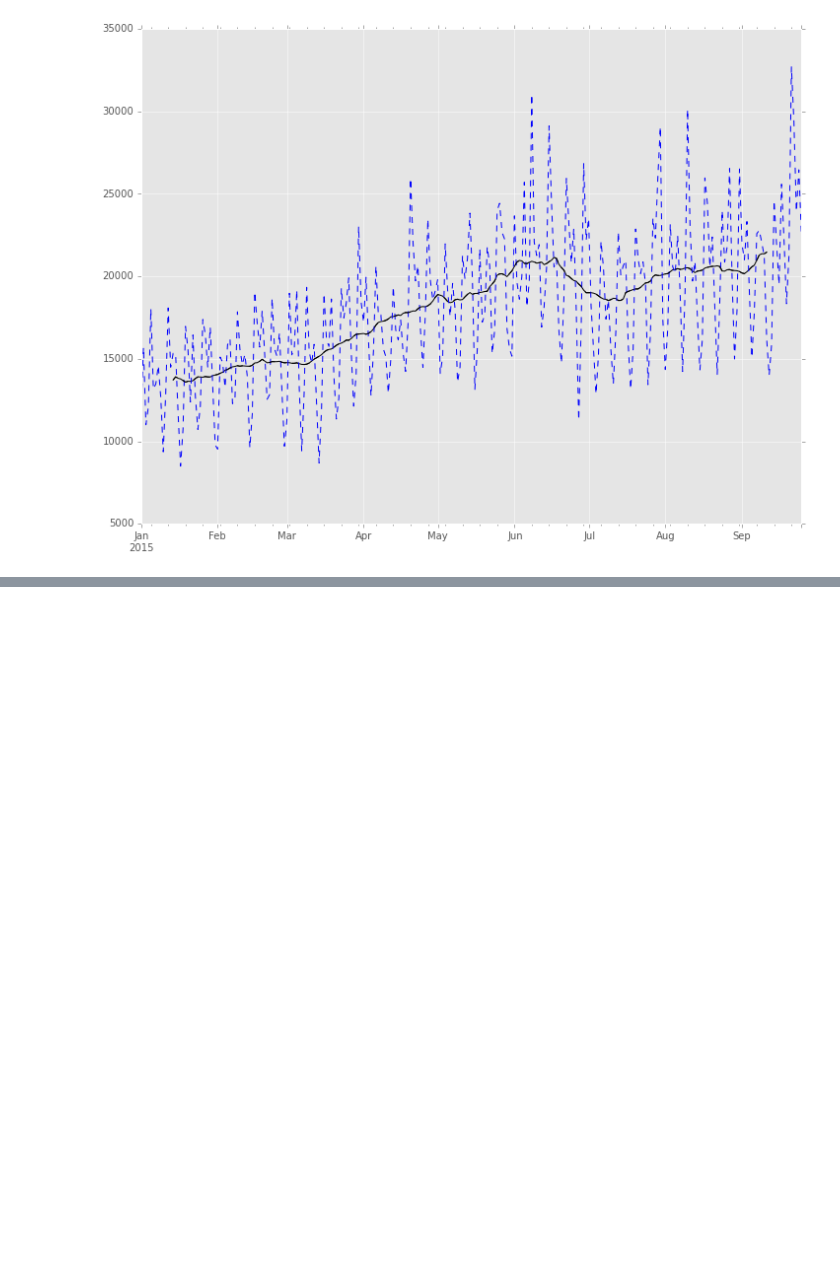
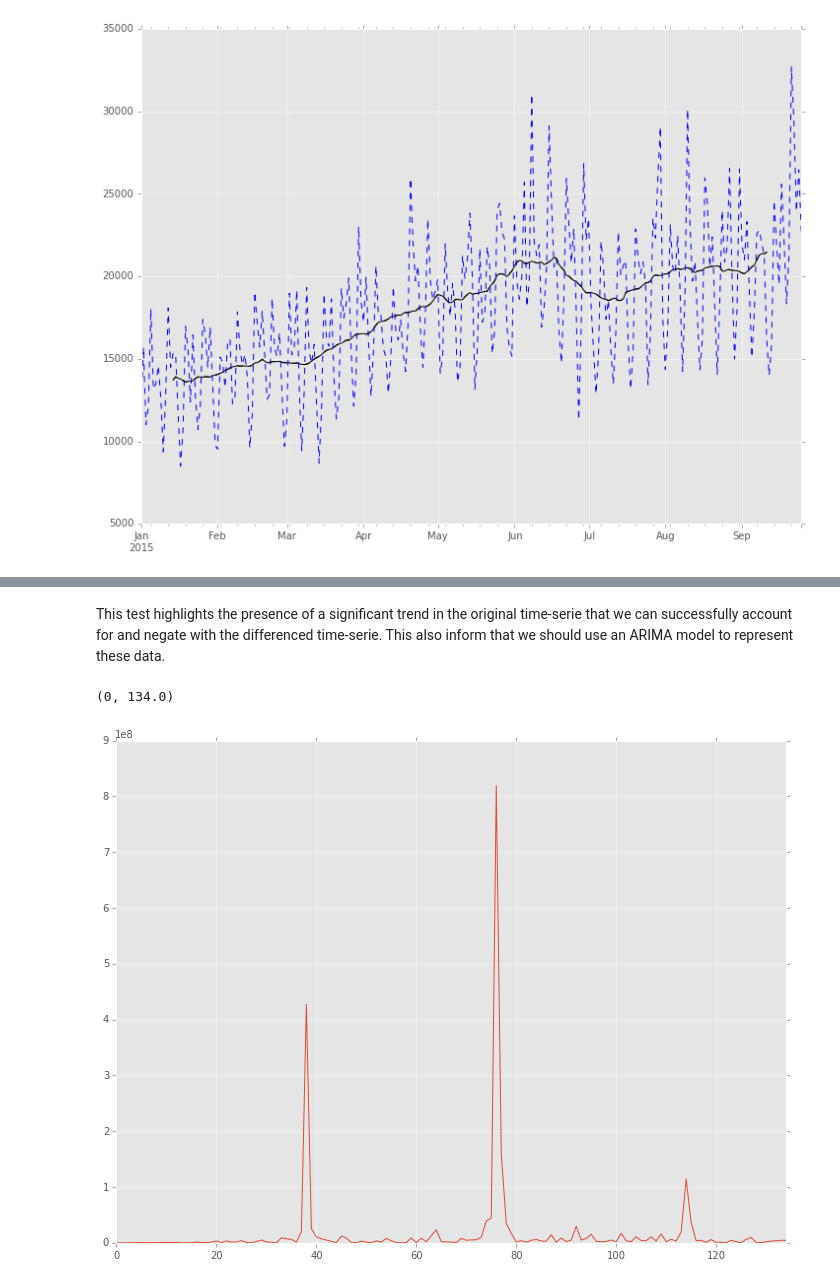
Before and after one commit to bbertincourt/DSC, a Jupyter notebook: dsc2t/dsc2t.ipynb, the cells around one changed output, grey strips where cells are left out. Drawn from its saved outputs; the diff is of its cells as text; code cells hidden in the pictures; blank space fills up the shorter version.

```diff
--- a/dsc2t/dsc2t.ipynb
+++ b/dsc2t/dsc2t.ipynb
@@ -538,0 +581,16 @@ pd.rolling_mean(serie, 28).shift(-14).plot(style='k--')
+# %%
+from statsmodels.tsa.stattools import adfuller, periodogram, acf, pacf
+
+# Remove NaNs
+diff_serie = diff_serie.drop(diff_serie.index[map(isnan, array(diff_serie))])
+
+adf_serie = adfuller(serie, regression='ct', regresults=True)
+adf_diff_serie = adfuller(diff_serie, regression='ct', regresults=True)
+
+print 'Original Time Serie: '
+print '> Dickey-Fuller Stat = {d[0]:.2f} with p-value = {d[1]:.2f}'.format(d=adf_serie[:2])
+print '> against the 10% critical value of {0:.2f}'.format(adf_serie[2]['10%'])
+
+print '\nDifferenced Time Serie: '
+print '> Dickey-Fuller Stat = {d[0]:.2f} with p-value = {d[1]:.2f}'.format(d=adf_diff_serie[:2])
+print '> against the 1% critical value of {0:.2f}'.format(adf_serie[2]['1%'])
@@ -538,0 +605,8 @@ pd.rolling_mean(serie, 28).shift(-14).plot(style='k--')
+# %% [markdown]
+This test highlights the presence of a significant trend in the original time-serie that we can successfully account for and negate with the differenced time-serie. This also inform that we should use an ARIMA model to represent these data.
+# %%
+plot(periodogram(diff_serie))
+xlim([0,268/2.])
+# %% [output]
+(0, 134.0)
+[figure, added]
```
Also changed, not shown: parts of 6 cells of this notebook.
